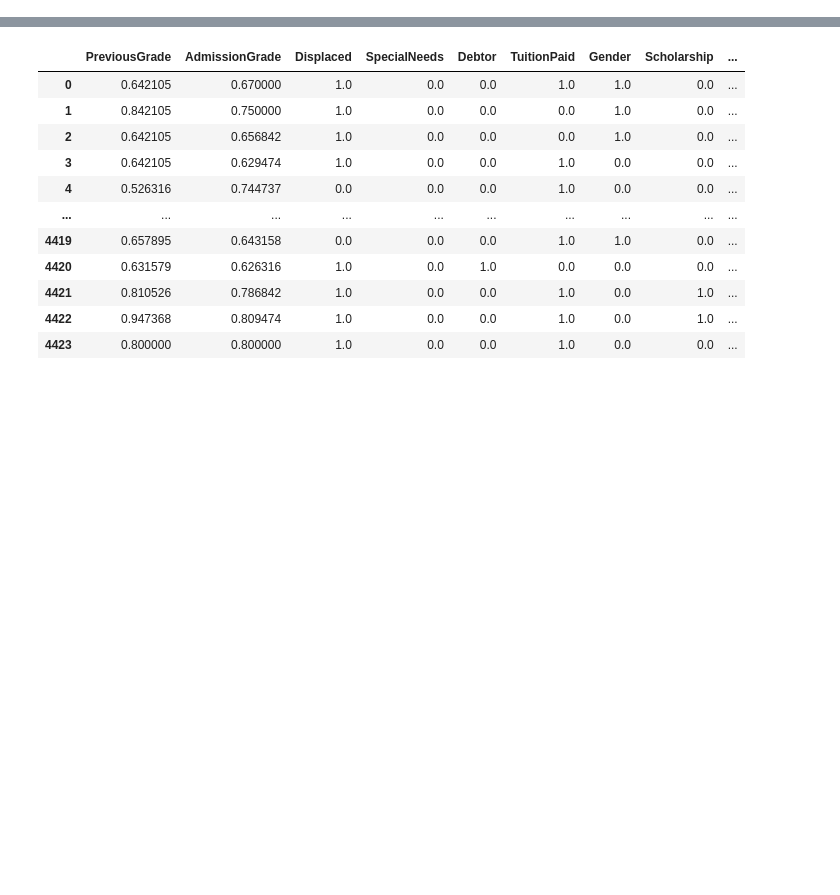
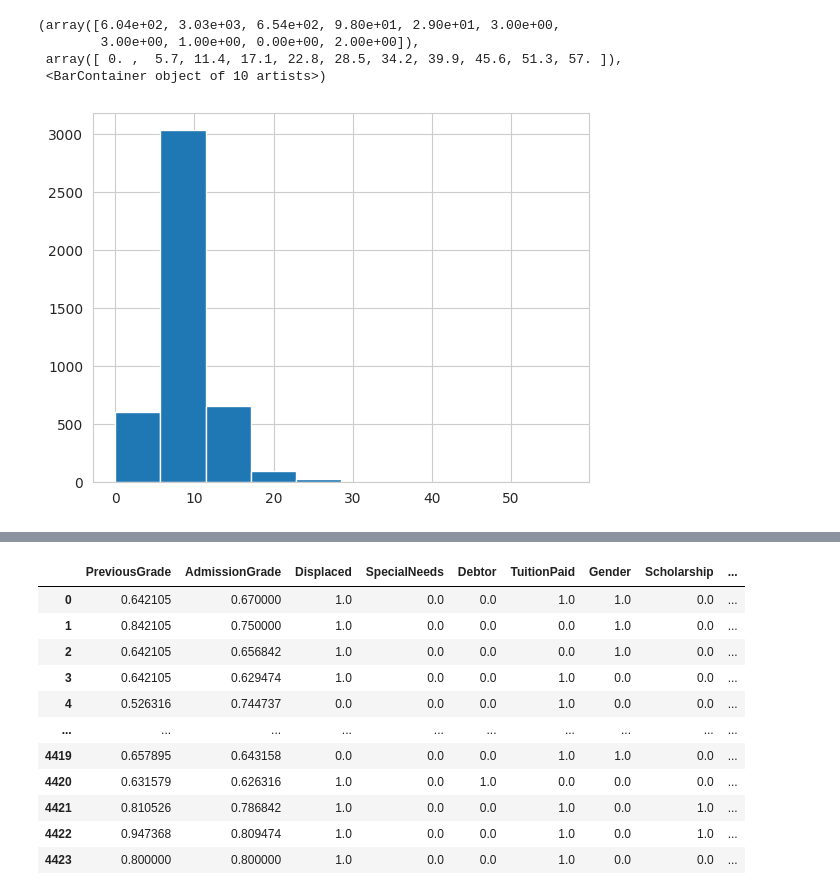
Before and after one commit to a-krawciw/groupyr, a Jupyter notebook: class_proj/student_g_lasso_notebook.ipynb, the cells around one changed output, grey strips where cells are left out. Cells and saved outputs as stored; diff of their text form; code cells hidden in the pictures; blank space fills up the shorter version.

```diff
--- a/class_proj/student_g_lasso_notebook.ipynb
+++ b/class_proj/student_g_lasso_notebook.ipynb
@@ -30,0 +92,8 @@ kid_data = pd.read_csv("data.csv", delimiter=";")
+# %%
+plt.hist(kid_data['Curricular units 1st sem (evaluations)'] + kid_data['Curricular units 1st sem (without evaluations)'])
+# %% [output]
+(array([6.04e+02, 3.03e+03, 6.54e+02, 9.80e+01, 2.90e+01, 3.00e+00,
+        3.00e+00, 1.00e+00, 0.00e+00, 2.00e+00]),
+ array([ 0. ,  5.7, 11.4, 17.1, 22.8, 28.5, 34.2, 39.9, 45.6, 51.3, 57. ]),
+ <BarContainer object of 10 artists>)
+[figure, added]
```
Also changed, not shown: parts of 23 cells of this notebook, 3 other files.
